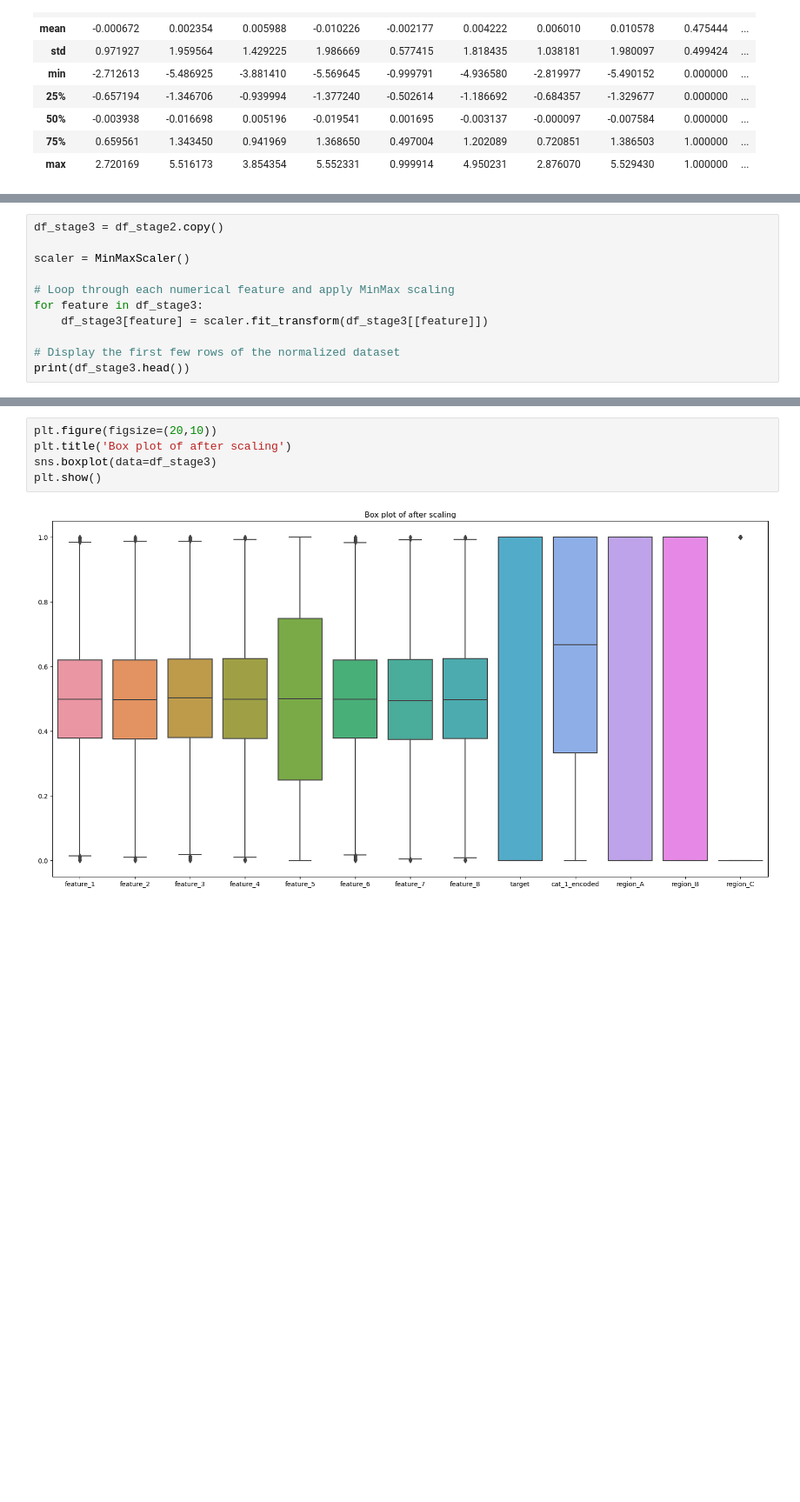
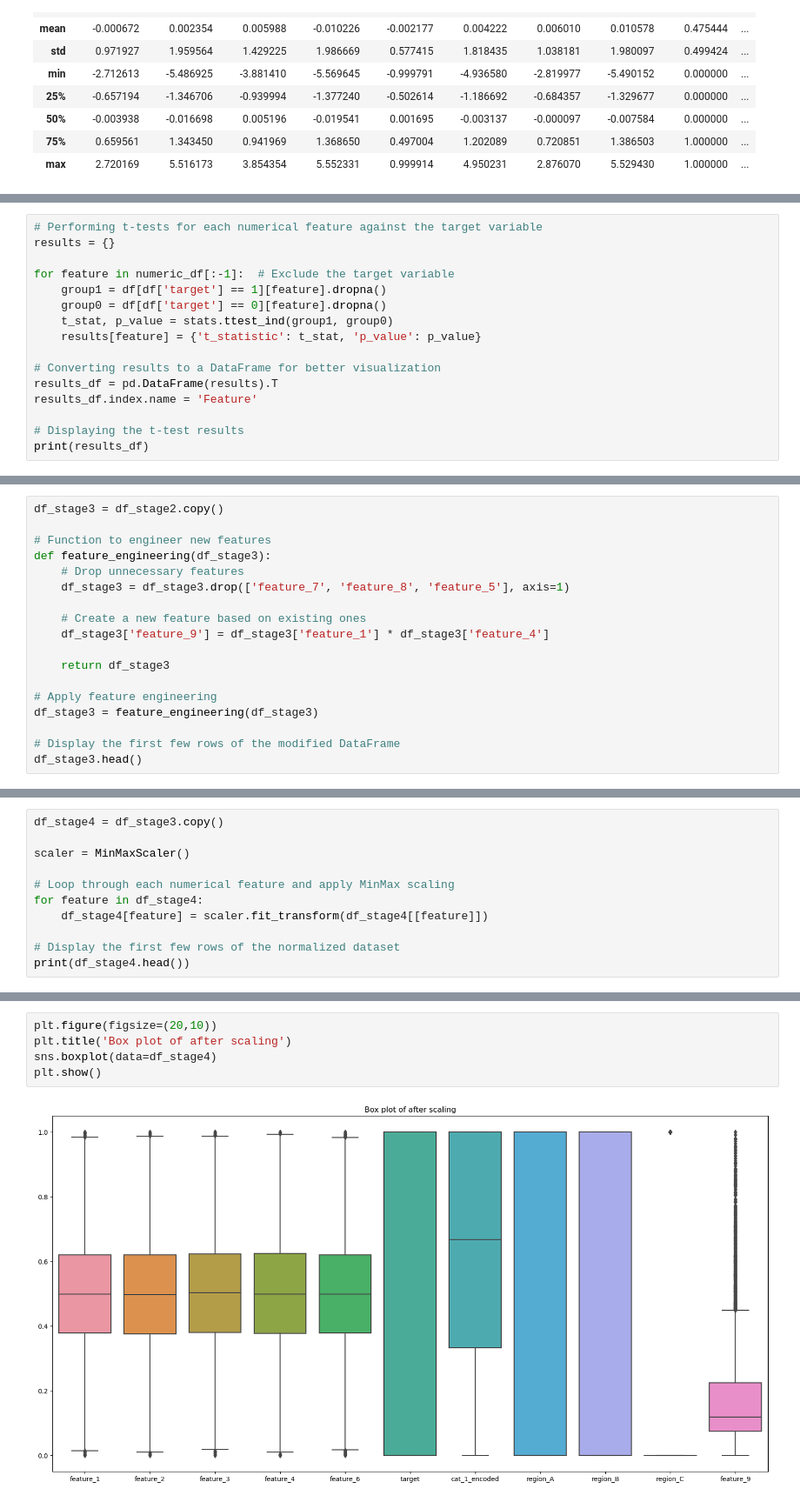
Before and after one commit to Montasir00/Ml_final_project, a Jupyter notebook: Final_Project.ipynb, the cells around one changed output, grey strips where cells are left out. Shown at 87% size. Cells and saved outputs as stored; diff of their text form; blank space fills up the shorter version.

```diff
--- a/Final_Project.ipynb
+++ b/Final_Project.ipynb
@@ -437,0 +490,16 @@ df_stage2.describe()
+# %%
+# Performing t-tests for each numerical feature against the target variable
+results = {}
+
+for feature in numeric_df[:-1]:  # Exclude the target variable
+    group1 = df[df['target'] == 1][feature].dropna()
+    group0 = df[df['target'] == 0][feature].dropna()
+    t_stat, p_value = stats.ttest_ind(group1, group0)
+    results[feature] = {'t_statistic': t_stat, 'p_value': p_value}
+
+# Converting results to a DataFrame for better visualization
+results_df = pd.DataFrame(results).T
+results_df.index.name = 'Feature'
+
+# Displaying the t-test results
+print(results_df)
@@ -437,0 +545,18 @@ df_stage2.describe()
+# %%
+df_stage3 = df_stage2.copy()
+
+# Function to engineer new features
+def feature_engineering(df_stage3):
+    # Drop unnecessary features
+    df_stage3 = df_stage3.drop(['feature_7', 'feature_8', 'feature_5'], axis=1)
+
+    # Create a new feature based on existing ones
+    df_stage3['feature_9'] = df_stage3['feature_1'] * df_stage3['feature_4']
+
+    return df_stage3
+
+# Apply feature engineering
+df_stage3 = feature_engineering(df_stage3)
+
+# Display the first few rows of the modified DataFrame
+df_stage3.head()
@@ -438,12 +570,12 @@ df_stage2.describe()
 # %%
-df_stage3 = df_stage2.copy()
+df_stage4 = df_stage3.copy()
 
 scaler = MinMaxScaler()
 
 # Loop through each numerical feature and apply MinMax scaling
-for feature in df_stage3:
-    df_stage3[feature] = scaler.fit_transform(df_stage3[[feature]])
+for feature in df_stage4:
+    df_stage4[feature] = scaler.fit_transform(df_stage4[[feature]])
 
 # Display the first few rows of the normalized dataset
-print(df_stage3.head())
+print(df_stage4.head())
 # %% [output]
@@ -463,7 +595,7 @@ print(df_stage3.head())
 # %%
 plt.figure(figsize=(20,10))
 plt.title('Box plot of after scaling')
-sns.boxplot(data=df_stage3)
+sns.boxplot(data=df_stage4)
 plt.show()
 # %% [output]
-[figure, old version]
+[figure, new version]
```
Also changed, not shown: parts of 25 cells of this notebook, 1 other file.
